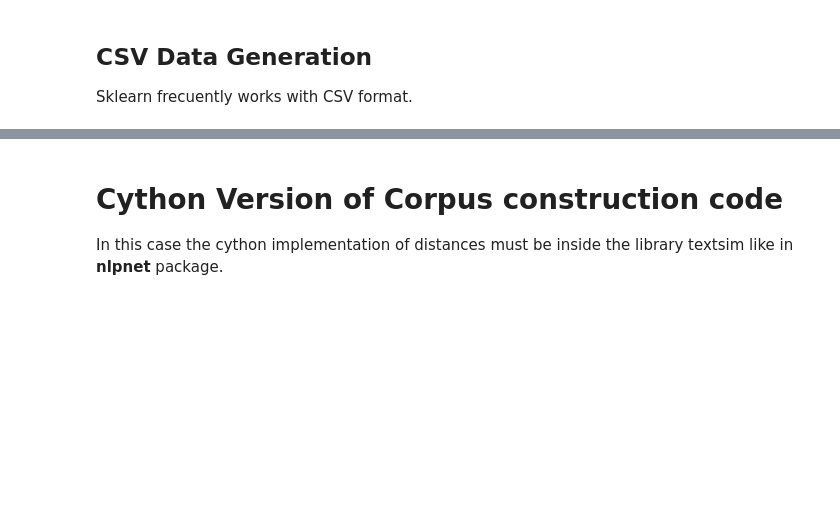
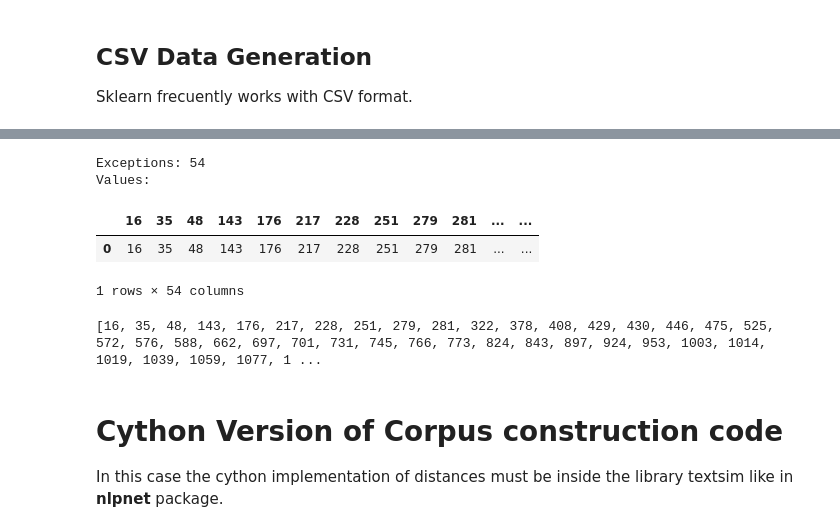
Before and after one commit to sorice/2017paraphrasebsent, a Jupyter notebook: 03.3-Similarity-Vector-Corpus-Construction.ipynb, the cells around one changed output, grey strips where cells are left out. Drawn from its saved outputs; the diff is of its cells as text; code cells hidden in the pictures; blank space fills up the shorter version.

```diff
--- a/03.3-Similarity-Vector-Corpus-Construction.ipynb
+++ b/03.3-Similarity-Vector-Corpus-Construction.ipynb
@@ -102,40 +90,0 @@ views = clients.load_balanced_view()
-# %%
-import textsim
-from textsim.utils import calc_all
-import arff
-import time
-import csv
-
-rows = list(range(len(df)))
-
-def calc_vec(row):
-    ide, sent1, sent2, clase = row
-    print(str(ide)[:-10])
-    try:
-        vec = calc_all(sent1,sent2)
-        vec.append(clase)
-    except:
-        print(ide, sent1, sent2, clase)
-    #count+=1
-    #if count in inter:
-    #    print(count)
-    return vec[2:]
-
-#Read Paraphrase Corpus
-data = []
-distances = []
-inter = [1,10,50,100,200,500,1000,1500,2000]
-count = 0
-
-ti = time.time()
-with open('../PAN-Sim-Vec-Corpus','a') as corpus: #Open vector similarity feature corpus
-    corpus.write('@relation paraphrase')
-    for distance in textsim.__all_distances__.keys():
-        corpus.write('@attribute '+distance)
-        distances.append(distance)
-    with open('../PAN-Paraphrase-Corpus',newline='') as csvfile:
-        casereader = csv.reader(csvfile, delimiter='\t')
-        data = list(views.map(calc_vec, casereader))
-    arff.dump('result.arff',data, relation='paraphrase',names=distances)
-tf = time.time()-ti
-print(tf)
@@ -142,3 +189,18 @@ print(tf)
+# %%
+df_excepts = DataFrame(exceptions)
+df_excepts = df_excepts.dropna()
+print('Exceptions:',len(df_excepts),'\nValues:')
+df_excepts.T #Transpose only to get a better visualization of exceptions in one row
+# %% [output]
+Exceptions: 54
+Values:
+|  | 16 | 35 | 48 | 143 | 176 | 217 | 228 | 251 | 279 | 281 | ... | ... |
+| 0 | 16 | 35 | 48 | 143 | 176 | 217 | 228 | 251 | 279 | 281 | ... | ... |
+1 rows × 54 columns
+# %%
+print(list(df_excepts.index)) #to get the same values but in int type
+# %% [output]
+[16, 35, 48, 143, 176, 217, 228, 251, 279, 281, 322, 378, 408, 429, 430, 446, 475, 525, 572, 576, 588, 662, 697, 701, 731, 745, 766, 773, 824, 843, 897, 924, 953, 1003, 1014, 1019, 1039, 1059, 1077, 1 ...
 # %% [markdown]
 # Cython Version of Corpus construction code
 
```
Also changed, not shown: parts of 8 cells of this notebook, 1 other file.
